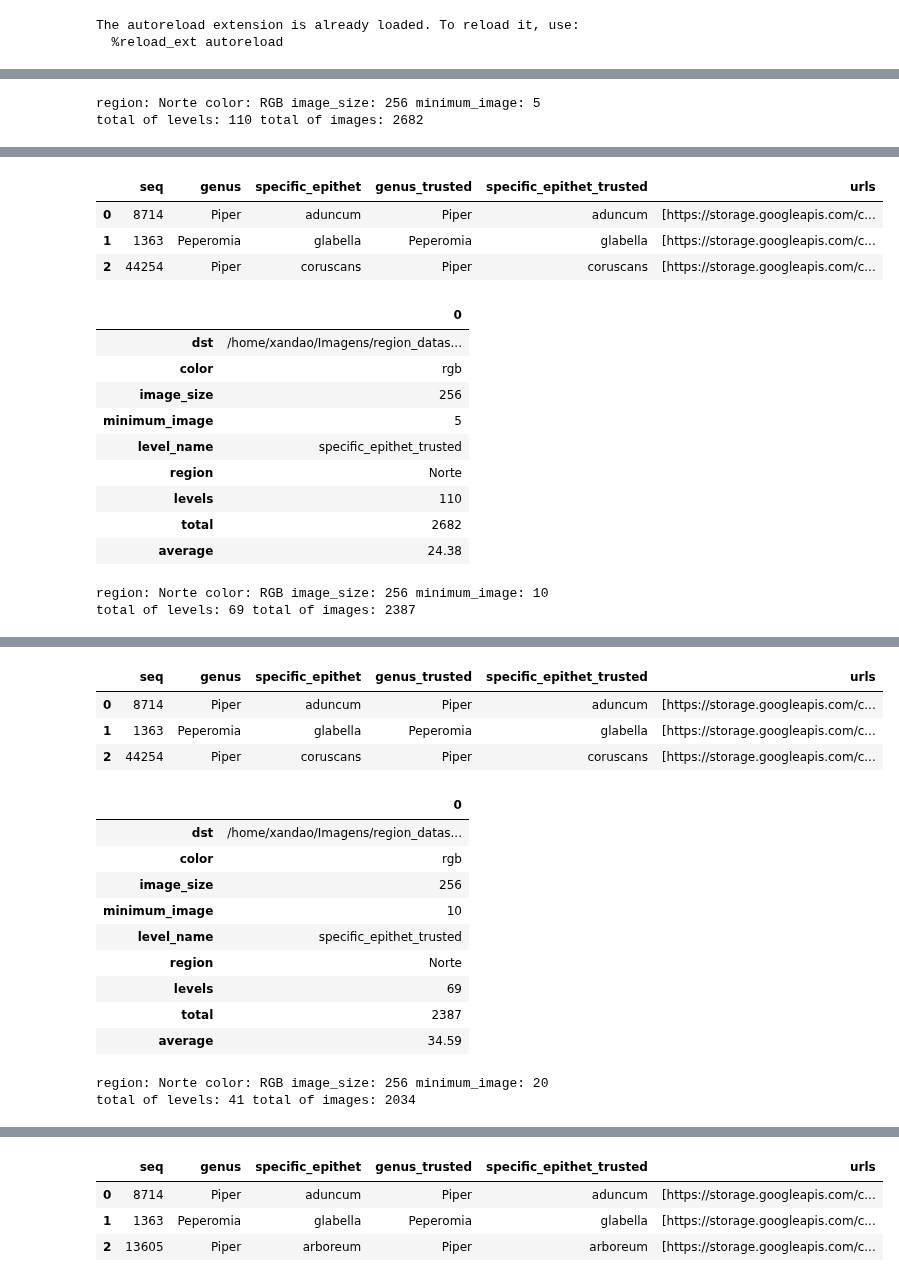
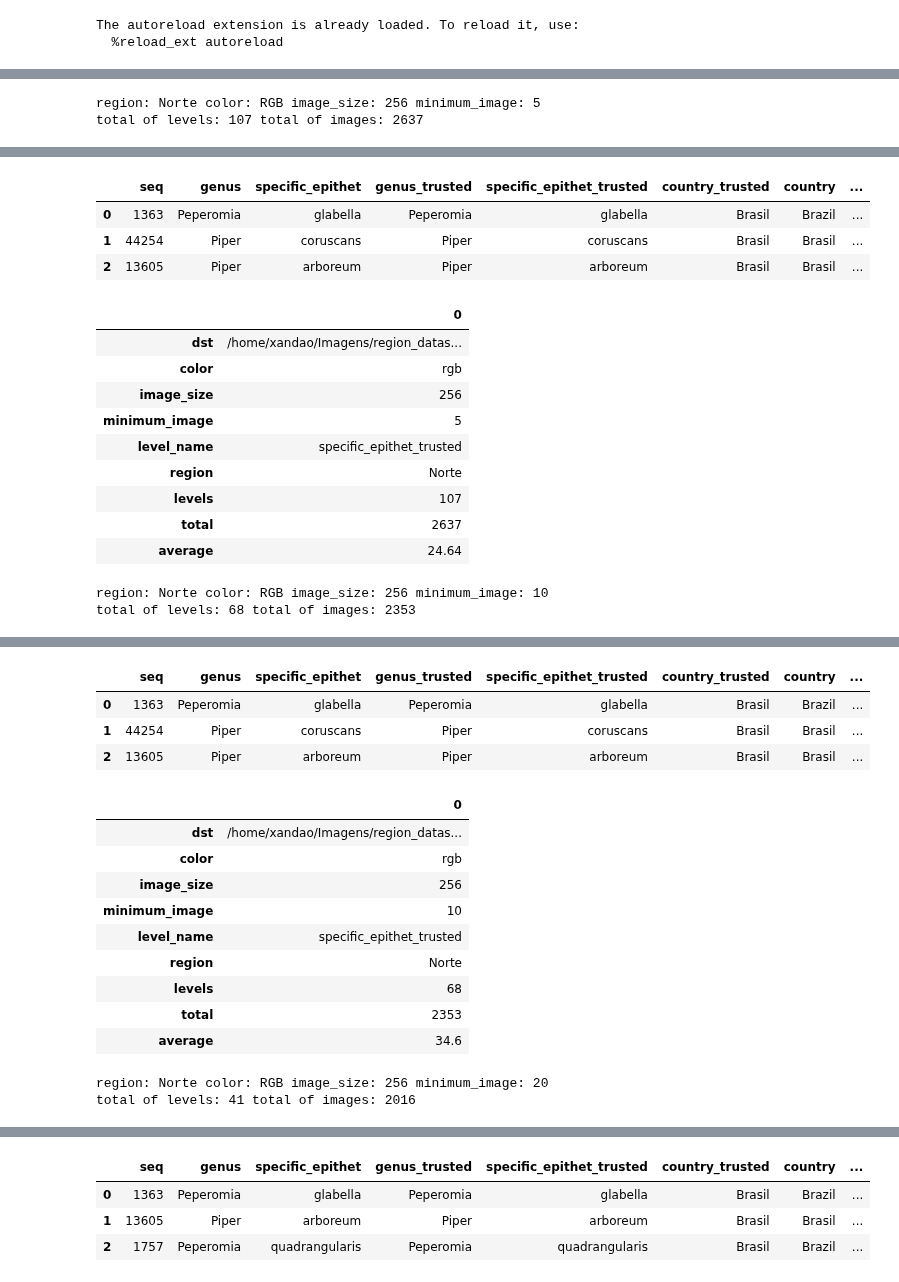
Before and after one commit to xaaaandao/piperaceae-sql, a Jupyter notebook: regions_dataset.ipynb, the cells around one changed output, grey strips where cells are left out. Cells and saved outputs as stored; diff of their text form; code cells hidden in the pictures.

```diff
--- a/regions_dataset.ipynb
+++ b/regions_dataset.ipynb
@@ -49,9 +49,16 @@ for color in list_color:
 
                 condition = sa.and_(DataTrustedIdentifier.country_trusted.__eq__('Brasil'),
                                     level.is_not(None),
-                                    sa.or_(uf_unaccented_lower,
+                                    sa.or_(sa.and_(uf_unaccented_lower,
                                            state_unaccented_lower,
-                                           county_unaccented_lower))
+                                           county_unaccented_lower),
+                                           sa.and_(uf_unaccented_lower,
+                                           county_unaccented_lower),
+                                           sa.and_(state_unaccented_lower,
+                                           county_unaccented_lower),
+                                           uf_unaccented_lower,
+                                           state_unaccented_lower)
+                                    )
 
                 query = db.get_records_group_by_level(condition, level, minimum_image, session)
                 print('region: %s color: %s image_size: %s minimum_image: %d' % (region, color.upper(), image_size, minimum_image))
@@ -61,5 +68,5 @@ for color in list_color:
                 save_metadata(color, image_size, level, list_count_samples, list_f, list_level, list_path_images_final, list_seq_final, minimum_image, out, session, region=region)
 # %% [output]
 region: Norte color: RGB image_size: 256 minimum_image: 5
-total of levels: 110 total of images: 2682
+total of levels: 107 total of images: 2637
 |  | levels | count | dst | paths | seq |
@@ -67,9 +74,9 @@ total of levels: 110 total of images: 2682
 | 1 | aequale | 9 | /home/xandao/Imagens/region_datas... | [/media/xandao/c2f58d30-ff2c-47f7... | [12577, 30534, 30546, 36793, 4376... |
 | 2 | alata | 8 | /home/xandao/Imagens/region_datas... | [/media/xandao/c2f58d30-ff2c-47f7... | [26378, 26385, 26457, 37031, 4312... |
-|  | seq | genus | specific_epithet | genus_trusted | specific_epithet_trusted | urls |
-| 0 | 8714 | Piper | aduncum | Piper | aduncum | [https://storage.googleapis.com/c... |
-| 1 | 1363 | Peperomia | glabella | Peperomia | glabella | [https://storage.googleapis.com/c... |
-| 2 | 44254 | Piper | coruscans | Piper | coruscans | [https://storage.googleapis.com/c... |
+|  | seq | genus | specific_epithet | genus_trusted | specific_epithet_trusted | country_trusted | country | ... |
+| 0 | 1363 | Peperomia | glabella | Peperomia | glabella | Brasil | Brazil | ... |
+| 1 | 44254 | Piper | coruscans | Piper | coruscans | Brasil | Brasil | ... |
+| 2 | 13605 | Piper | arboreum | Piper | arboreum | Brasil | Brasil | ... |
 |  | 0 |
 | dst | /home/xandao/Imagens/region_datas... |
 | color | rgb |
@@ -77,9 +84,9 @@ total of levels: 110 total of images: 2682
 | minimum_image | 5 |
 | level_name | specific_epithet_trusted |
 | region | Norte |
-| levels | 110 |
-| total | 2682 |
-| average | 24.38 |
+| levels | 107 |
+| total | 2637 |
+| average | 24.64 |
 region: Norte color: RGB image_size: 256 minimum_image: 10
-total of levels: 69 total of images: 2387
+total of levels: 68 total of images: 2353
 |  | levels | count | dst | paths | seq |
@@ -87,9 +94,9 @@ total of levels: 69 total of images: 2387
 | 1 | alatabaccum | 28 | /home/xandao/Imagens/region_datas... | [/media/xandao/c2f58d30-ff2c-47f7... | [26207, 30555, 30557, 30558, 3056... |
 | 2 | aleyreanum | 40 | /home/xandao/Imagens/region_datas... | [/media/xandao/c2f58d30-ff2c-47f7... | [27846, 27946, 28022, 28775, 2883... |
-|  | seq | genus | specific_epithet | genus_trusted | specific_epithet_trusted | urls |
-| 0 | 8714 | Piper | aduncum | Piper | aduncum | [https://storage.googleapis.com/c... |
-| 1 | 1363 | Peperomia | glabella | Peperomia | glabella | [https://storage.googleapis.com/c... |
-| 2 | 44254 | Piper | coruscans | Piper | coruscans | [https://storage.googleapis.com/c... |
+|  | seq | genus | specific_epithet | genus_trusted | specific_epithet_trusted | country_trusted | country | ... |
+| 0 | 1363 | Peperomia | glabella | Peperomia | glabella | Brasil | Brazil | ... |
+| 1 | 44254 | Piper | coruscans | Piper | coruscans | Brasil | Brasil | ... |
+| 2 | 13605 | Piper | arboreum | Piper | arboreum | Brasil | Brasil | ... |
 |  | 0 |
 | dst | /home/xandao/Imagens/region_datas... |
 | color | rgb |
@@ -97,9 +104,9 @@ total of levels: 69 total of images: 2387
 | minimum_image | 10 |
 | level_name | specific_epithet_trusted |
 | region | Norte |
-| levels | 69 |
-| total | 2387 |
-| average | 34.59 |
+| levels | 68 |
+| total | 2353 |
+| average | 34.6 |
 region: Norte color: RGB image_size: 256 minimum_image: 20
-total of levels: 41 total of images: 2034
+total of levels: 41 total of images: 2016
 |  | levels | count | dst | paths | seq |
@@ -107,9 +114,9 @@ total of levels: 41 total of images: 2034
 | 1 | alatabaccum | 28 | /home/xandao/Imagens/region_datas... | [/media/xandao/c2f58d30-ff2c-47f7... | [26207, 30555, 30557, 30558, 3056... |
 | 2 | aleyreanum | 40 | /home/xandao/Imagens/region_datas... | [/media/xandao/c2f58d30-ff2c-47f7... | [27846, 27946, 28022, 28775, 2883... |
-|  | seq | genus | specific_epithet | genus_trusted | specific_epithet_trusted | urls |
-| 0 | 8714 | Piper | aduncum | Piper | aduncum | [https://storage.googleapis.com/c... |
-| 1 | 1363 | Peperomia | glabella | Peperomia | glabella | [https://storage.googleapis.com/c... |
-| 2 | 13605 | Piper | arboreum | Piper | arboreum | [https://storage.googleapis.com/c... |
+|  | seq | genus | specific_epithet | genus_trusted | specific_epithet_trusted | country_trusted | country | ... |
+| 0 | 1363 | Peperomia | glabella | Peperomia | glabella | Brasil | Brazil | ... |
+| 1 | 13605 | Piper | arboreum | Piper | arboreum | Brasil | Brasil | ... |
+| 2 | 1757 | Peperomia | quadrangularis | Peperomia | quadrangularis | Brasil | Brazil | ... |
 |  | 0 |
 | dst | /home/xandao/Imagens/region_datas... |
 | color | rgb |
```
Also changed, not shown: parts of 2 cells of this notebook, 3 other files.
